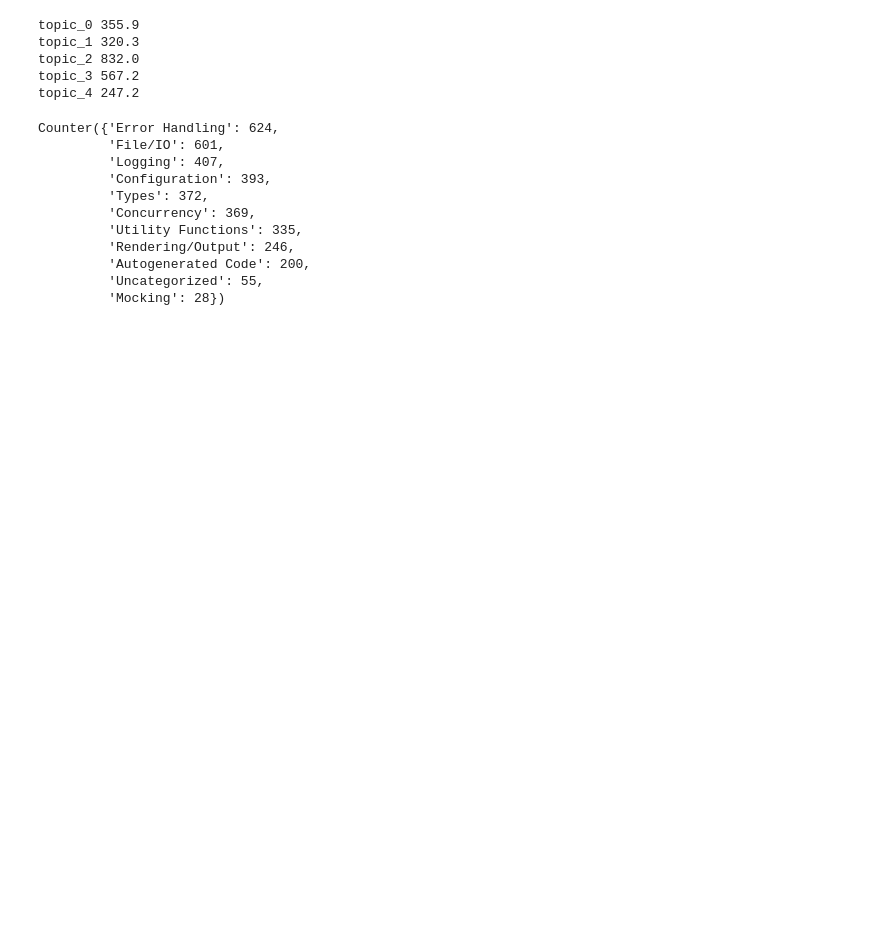
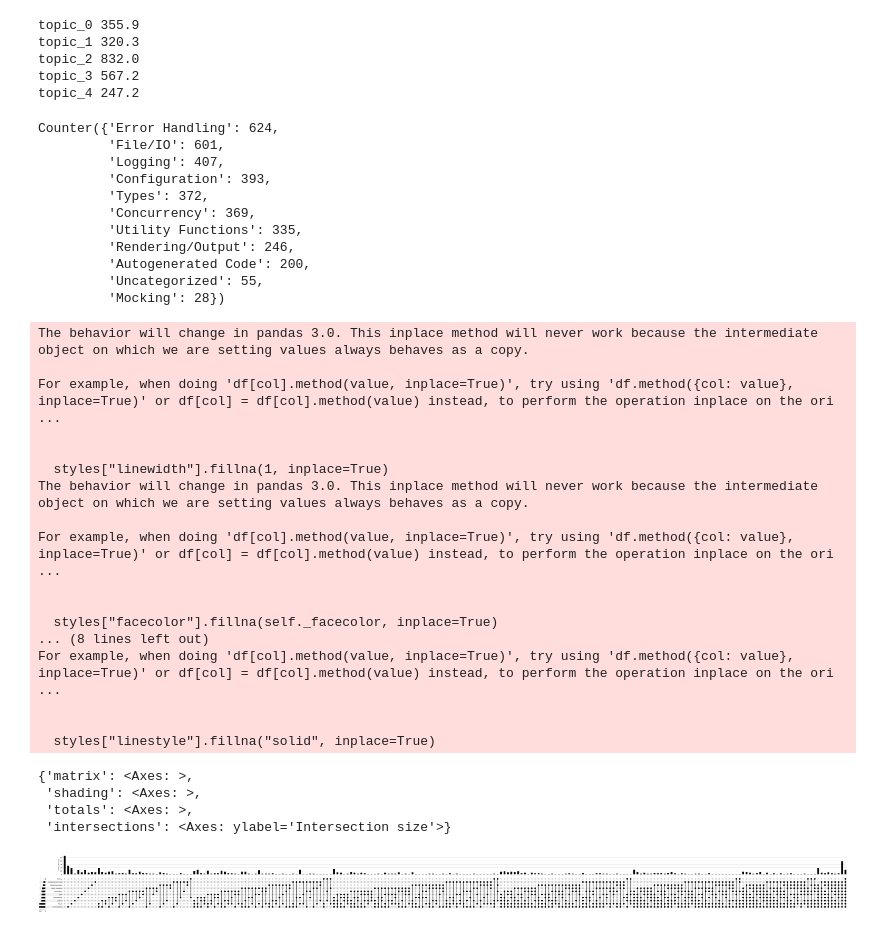
Before and after one commit to jubenitezg/Go-Clone-Thesis, a Jupyter notebook: clone-detection/code.ipynb, the cells around one changed output. Cells and saved outputs as stored; diff of their text form; code cells hidden in the pictures; blank space fills up the shorter version.

Commit message:
fix: upset missing due to bad commit

```diff
--- a/clone-detection/code.ipynb
+++ b/clone-detection/code.ipynb
@@ -260,3 +260,70 @@ Counter({'Error Handling': 624,
          'Autogenerated Code': 200,
          'Uncategorized': 55,
          'Mocking': 28})
+# %%
+import json
+import matplotlib.pyplot as plt
+import pandas as pd
+from upsetplot import plot
+
+file_path = "codes.json"
+with open(file_path, 'r') as file:
+    data = json.load(file)
+
+categories = {
+    "Concurrency": ["sync", "lock", "mutex", "parallel", "goroutine", "wait", "go", "waitgroup", "chan", "select"],
+    "Error Handling": ["error", "panic", "recover", "fail"],
+    "Mocking": ["mock", "stub", "fake", "spy", "testdouble", "mockservice"],
+    "Logging": ["log", "logger", "logging"],
+    "Autogenerated Code": ["auto", "generate", "template"],
+    "Utility Functions": ["util", "helper", "common", "tool", "contains", "prefix"],
+    "Rendering/Output": ["render", "print", "output", "display", "draw"],
+    "File/IO": ["file", "read", "write", "io", "stream", "open", "close"],
+    "Configuration": ["config", "env", "flag", "viper", "init", "settings"],
+    "Types": ["type", "switch", "case"],
+}
+
+repo_classes = []
+
+for repo in data:
+	for func in repo.get("classes", []):
+		function_body = "\n".join(func).lower()
+		matched_categories = set()
+		for category, keywords in categories.items():
+			if any(keyword in function_body for keyword in keywords):
+				matched_categories.add(category)
+		if not matched_categories:
+			matched_categories.add("Uncategorized")
+
+		repo_classes.append(matched_categories)
+
+category_sets = pd.DataFrame([{cat: (cat in entry) for cat in categories.keys()} for entry in repo_classes])
+
+category_sets_grouped = category_sets.groupby(list(category_sets.columns)).size().reset_index(name='count')
+
+cat_upset = category_sets_grouped.set_index(list(categories.keys()))['count']
+
+plot(cat_upset)
+# %% [output]
+The behavior will change in pandas 3.0. This inplace method will never work because the intermediate object on which we are setting values always behaves as a copy.
+
+For example, when doing 'df[col].method(value, inplace=True)', try using 'df.method({col: value}, inplace=True)' or df[col] = df[col].method(value) instead, to perform the operation inplace on the ori ...
+
+
+  styles["linewidth"].fillna(1, inplace=True)
+The behavior will change in pandas 3.0. This inplace method will never work because the intermediate object on which we are setting values always behaves as a copy.
+
+For example, when doing 'df[col].method(value, inplace=True)', try using 'df.method({col: value}, inplace=True)' or df[col] = df[col].method(value) instead, to perform the operation inplace on the ori ...
+
+
+  styles["facecolor"].fillna(self._facecolor, inplace=True)
+... (8 lines left out)
+For example, when doing 'df[col].method(value, inplace=True)', try using 'df.method({col: value}, inplace=True)' or df[col] = df[col].method(value) instead, to perform the operation inplace on the ori ...
+
+
+  styles["linestyle"].fillna("solid", inplace=True)
+{'matrix': <Axes: >,
+ 'shading': <Axes: >,
+ 'totals': <Axes: >,
+ 'intersections': <Axes: ylabel='Intersection size'>}
+[figure, added]
```
